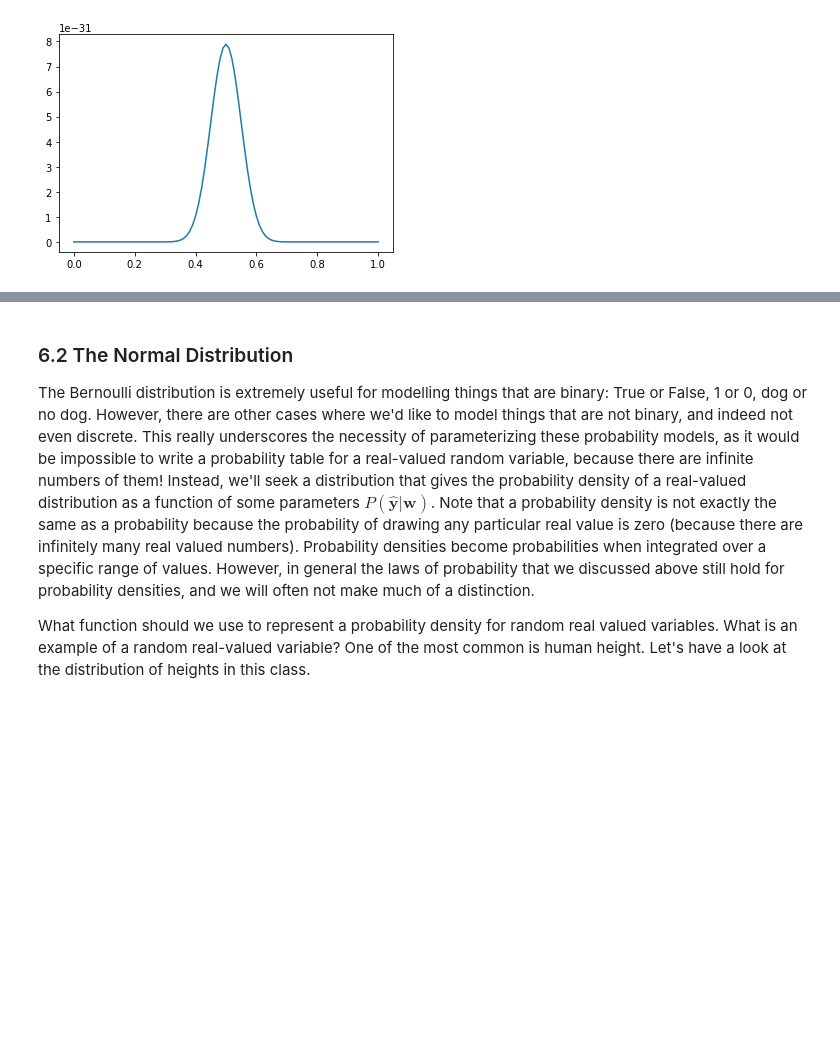
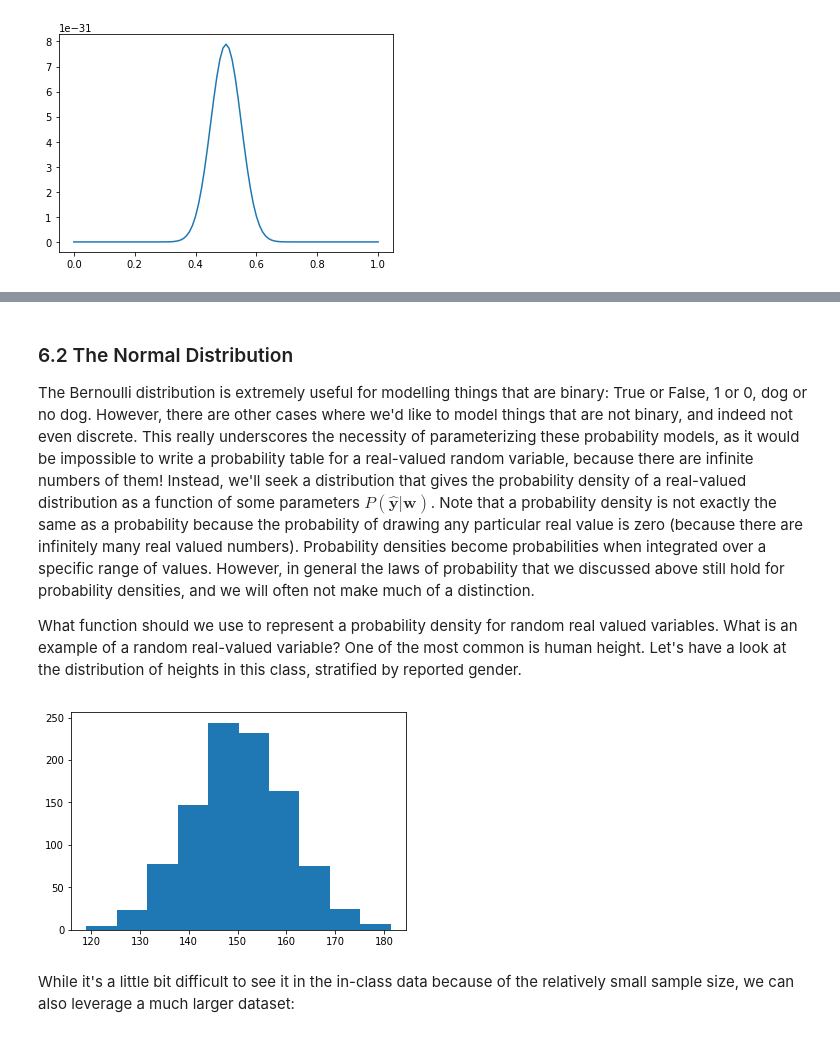
Before and after one commit to coltongerth/02-probability, a Jupyter notebook: 02_probability_and_distributions.ipynb, the cells around one changed output, grey strips where cells are left out. Cells and saved outputs as stored; diff of their text form; code cells hidden in the pictures; blank space fills up the shorter version.

Commit message:
Added normal distribution

```diff
--- a/02_probability_and_distributions.ipynb
+++ b/02_probability_and_distributions.ipynb
@@ -421,4 +421,14 @@ where $k\in\{0,1\}$.
 ### 6.2 The Normal Distribution
 The Bernoulli distribution is extremely useful for modelling things that are binary: True or False, 1 or 0, dog or no dog.  However, there are other cases where we'd like to model things that are not binary, and indeed not even discrete.  This really underscores the necessity of parameterizing these probability models, as it would be impossible to write a probability table for a real-valued random variable, because there are infinite numbers of them!  Instead, we'll seek a distribution that gives the probability density of a real-valued distribution as a function of some parameters $P(\hat{\mathbf{y}}|\mathbf{w})$.  Note that a probability density is not exactly the same as a probability because the probability of drawing any particular real value is zero (because there are infinitely many real valued numbers).  Probability densities become probabilities when integrated over a specific range of values.  However, in general the laws of probability that we discussed above still hold for probability densities, and we will often not make much of a distinction.
 
-What function should we use to represent a probability density for random real valued variables.  What is an example of a random real-valued variable?  One of the most common is human height.  Let's have a look at the distribution of heights in this class.
+What function should we use to represent a probability density for random real valued variables.  What is an example of a random real-valued variable?  One of the most common is human height.  Let's have a look at the distribution of heights in this class, stratified by reported gender.
+# %%
+import numpy as np
+import matplotlib.pyplot as plt
+heights = np.random.randn(1000)*10 + 150
+plt.hist(heights,10)
+plt.show()
+# %% [output]
+[figure, added]
+# %% [markdown]
+While it's a little bit difficult to see it in the in-class data because of the relatively small sample size, we can also leverage a much larger dataset:
```
Also changed, not shown: parts of 5 cells of this notebook, 1 other file.
